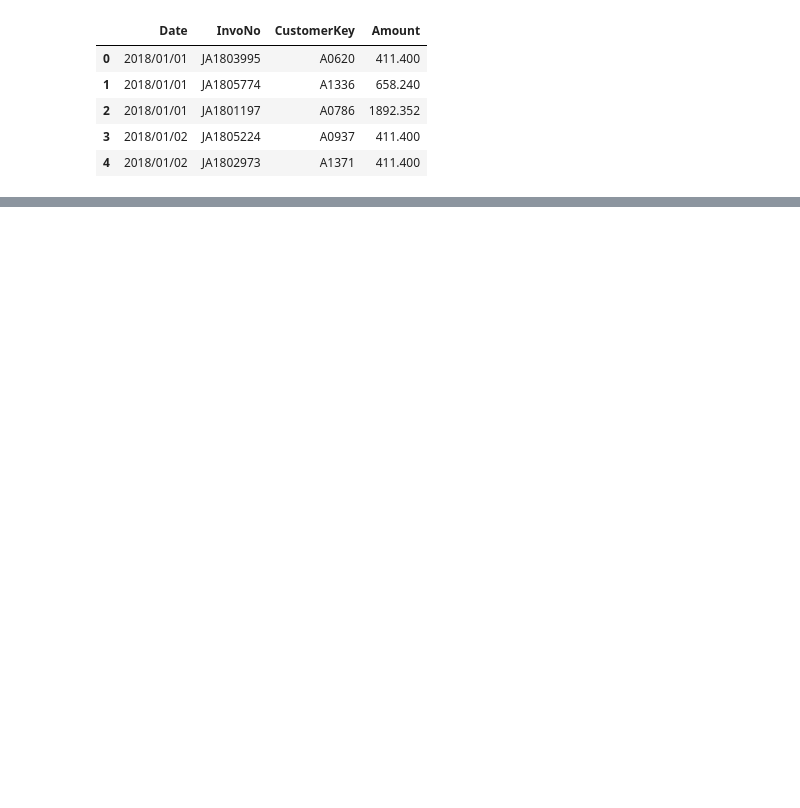
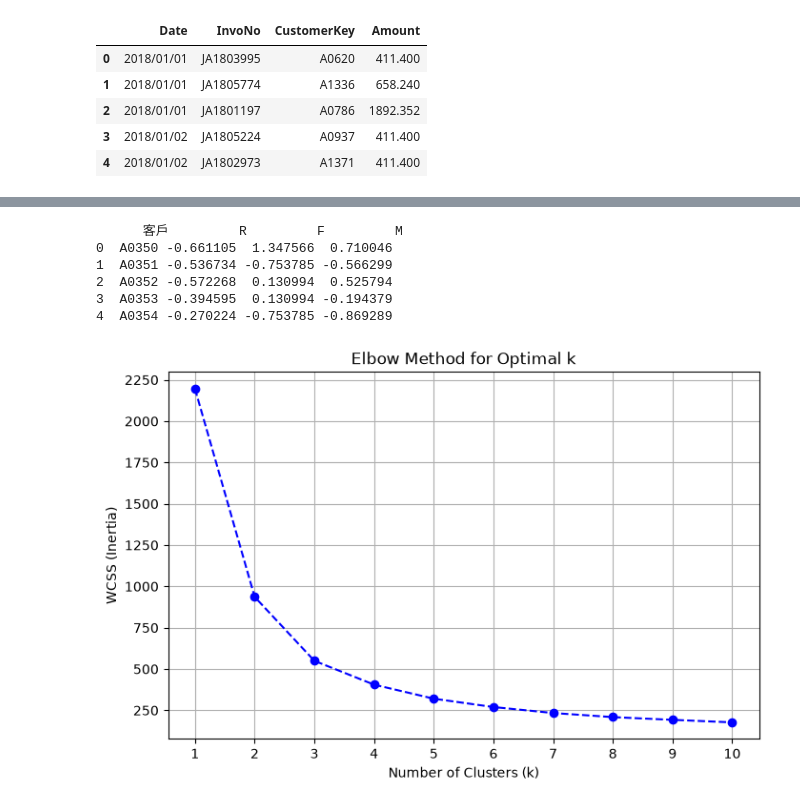
Before and after one commit to alinahsu97-crypto/RFM_Analysis_My, a Jupyter notebook: RFM_Analysis_MY.ipynb, the cells around one changed output, grey strips where cells are left out. Cells and saved outputs as stored; diff of their text form; code cells hidden in the pictures; blank space fills up the shorter version.

```diff
--- a/RFM_Analysis_MY.ipynb
+++ b/RFM_Analysis_MY.ipynb
@@ -120,0 +55,46 @@ plt.show()
+# %%
+from sklearn.preprocessing import StandardScaler
+
+# 複製原始資料
+rfmn = RFM_Data.copy()
+
+# 使用 StandardScaler 進行正規化
+scaler = StandardScaler()
+rfmn[['R', 'F', 'M']] = scaler.fit_transform(rfmn[['R', 'F', 'M']])
+
+# 檢視正規化後的資料
+print(rfmn.head())
+# %% [output]
+      客戶         R         F         M
+0  A0350 -0.661105  1.347566  0.710046
+1  A0351 -0.536734 -0.753785 -0.566299
+2  A0352 -0.572268  0.130994  0.525794
+3  A0353 -0.394595  0.130994 -0.194379
+4  A0354 -0.270224 -0.753785 -0.869289
+# %%
+from sklearn.cluster import KMeans
+import matplotlib.pyplot as plt
+
+# 提取 RFM 特徵欄位進行 K-means 計算
+X = rfmn[['R', 'F', 'M']]
+
+wcss = []
+k_range = range(1, 11)
+
+# 計算不同 k 值下的群內誤差平方和 (Inertia)
+for k in k_range:
+    kmeans = KMeans(n_clusters=k, random_state=42, n_init=10)
+    kmeans.fit(X)
+    wcss.append(kmeans.inertia_)
+
+# 繪製 Elbow Chart
+plt.figure(figsize=(8, 5))
+plt.plot(k_range, wcss, marker='o', linestyle='--', color='b')
+plt.title('Elbow Method for Optimal k')
+plt.xlabel('Number of Clusters (k)')
+plt.ylabel('WCSS (Inertia)')
+plt.xticks(k_range)
+plt.grid(True)
+plt.show()
+# %% [output]
+[figure, added]
```
Also changed, not shown: parts of 16 cells of this notebook.
